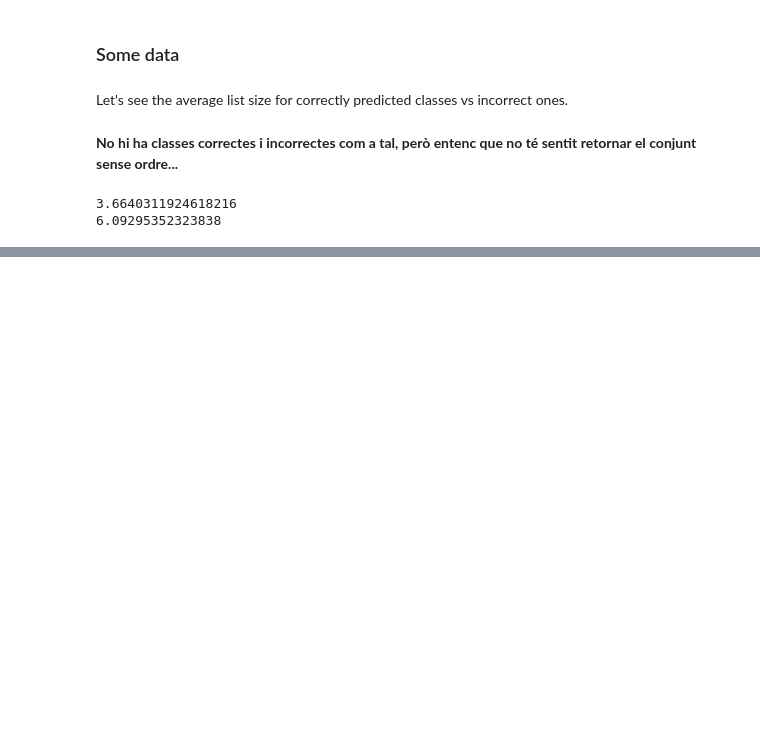
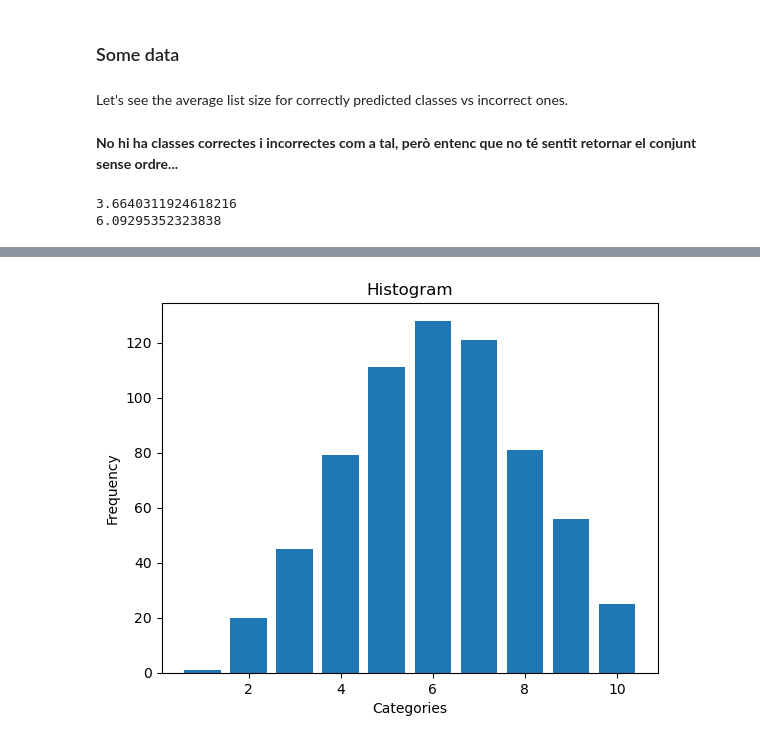
Before and after one commit to bluraygun/tfg, a Jupyter notebook: Classifier.ipynb, the cells around one changed output, grey strips where cells are left out. Cells and saved outputs as stored; diff of their text form; code cells hidden in the pictures; blank space fills up the shorter version.

```diff
--- a/Classifier.ipynb
+++ b/Classifier.ipynb
@@ -365,0 +380,4 @@ print(compute_avg_size(sizes_incorrect))
+# %%
+plot_histogram(sizes_incorrect, 'Incorrect')
+# %% [output]
+[figure, added]
```
Also changed, not shown: parts of 4 cells of this notebook, 1 other file.
